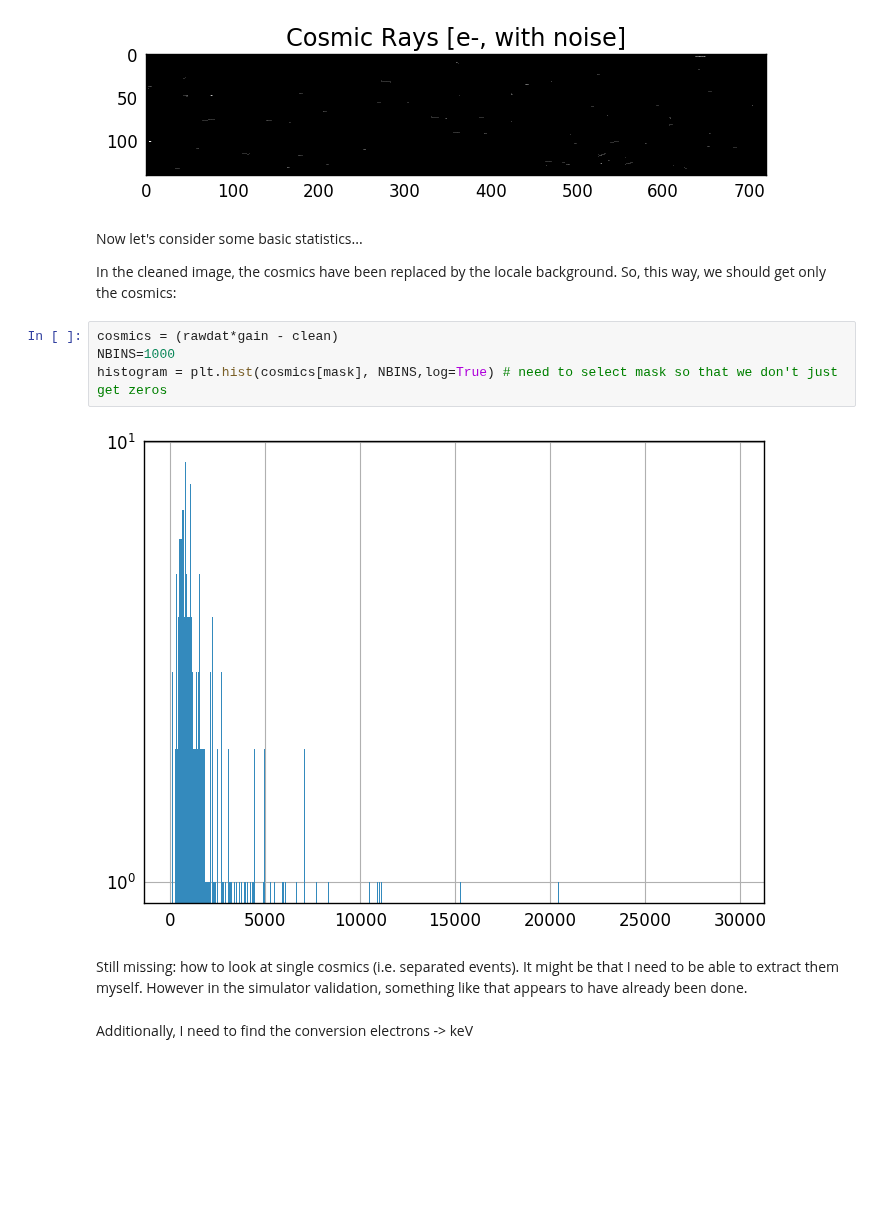
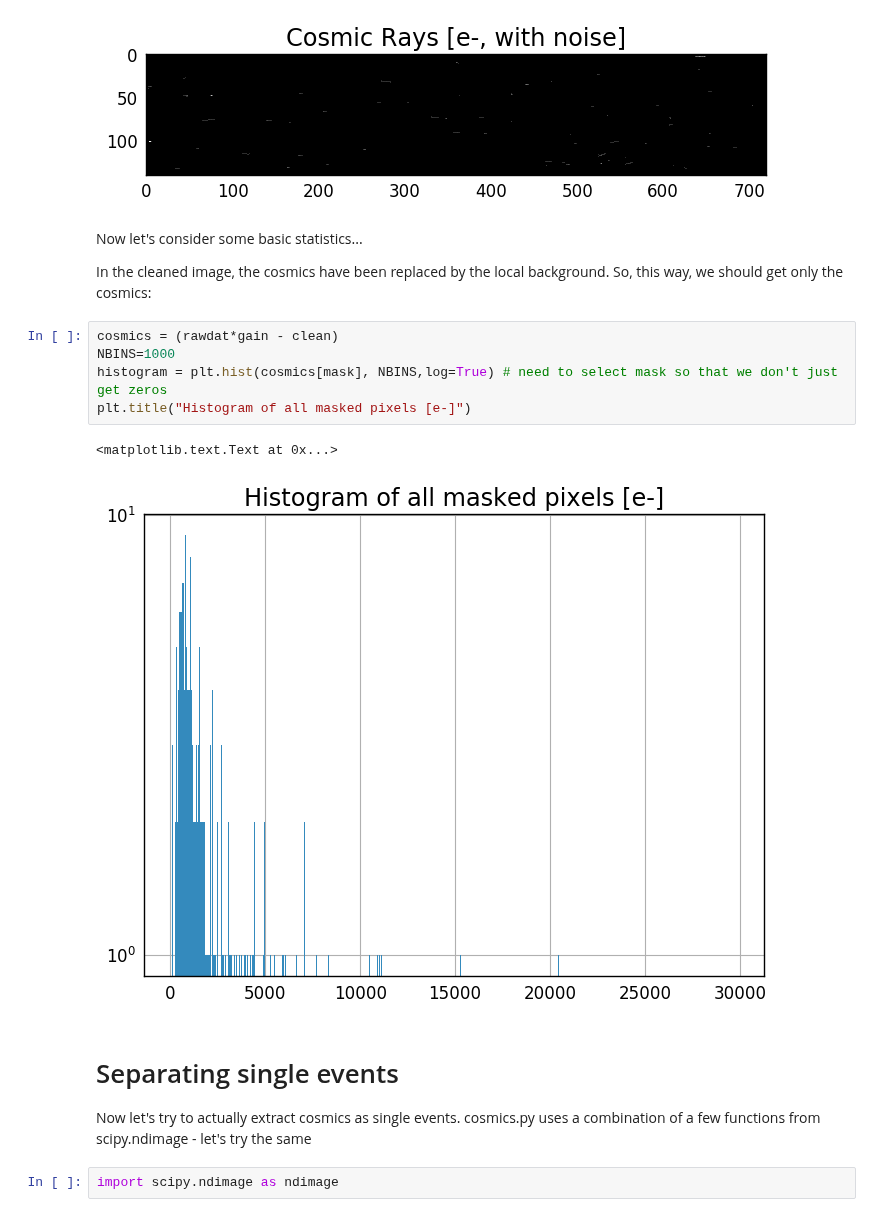
Before and after one commit to asierabreu/cosmics, a Jupyter notebook: analysis/bam_ralf/scrappy_test.ipynb, the cells around one changed output. Drawn from its saved outputs; the diff is of its cells as text; blank space fills up the shorter version.

Commit message:
Added extraction of events from the mask to the scrappy_test notebook.

```diff
--- a/analysis/bam_ralf/scrappy_test.ipynb
+++ b/analysis/bam_ralf/scrappy_test.ipynb
@@ -86,17 +87,20 @@ plt.grid(False)
 # %% [markdown]
 Now let's consider some basic statistics...
 
-In the cleaned image, the cosmics have been replaced by the locale background.
+In the cleaned image, the cosmics have been replaced by the local background.
 So, this way, we should get only the cosmics:
 # %%
 cosmics = (rawdat*gain - clean)
 NBINS=1000
 histogram = plt.hist(cosmics[mask], NBINS,log=True) # need to select mask so that we don't just get zeros
+plt.title("Histogram of all masked pixels [e-]")
 # %% [output]
+<matplotlib.text.Text at 0x...>
-[figure, old version]
+[figure, new version]
-# %% [markdown]
-Still missing: how to look at single cosmics (i.e. separated events).
-It might be that I need to be able to extract them myself.
-However in the simulator validation, something like that appears to have already been done.
-# %% [markdown]
-Additionally, I need to find the conversion electrons -> keV
+# %% [markdown]
+# Separating single events
+
+Now let's try to actually extract cosmics as single events.
+cosmics.py uses a combination of a few functions from scipy.ndimage - let's try the same
+# %%
+import scipy.ndimage as ndimage
```
Also changed, not shown: parts of 16 cells of this notebook, 1 other file.
